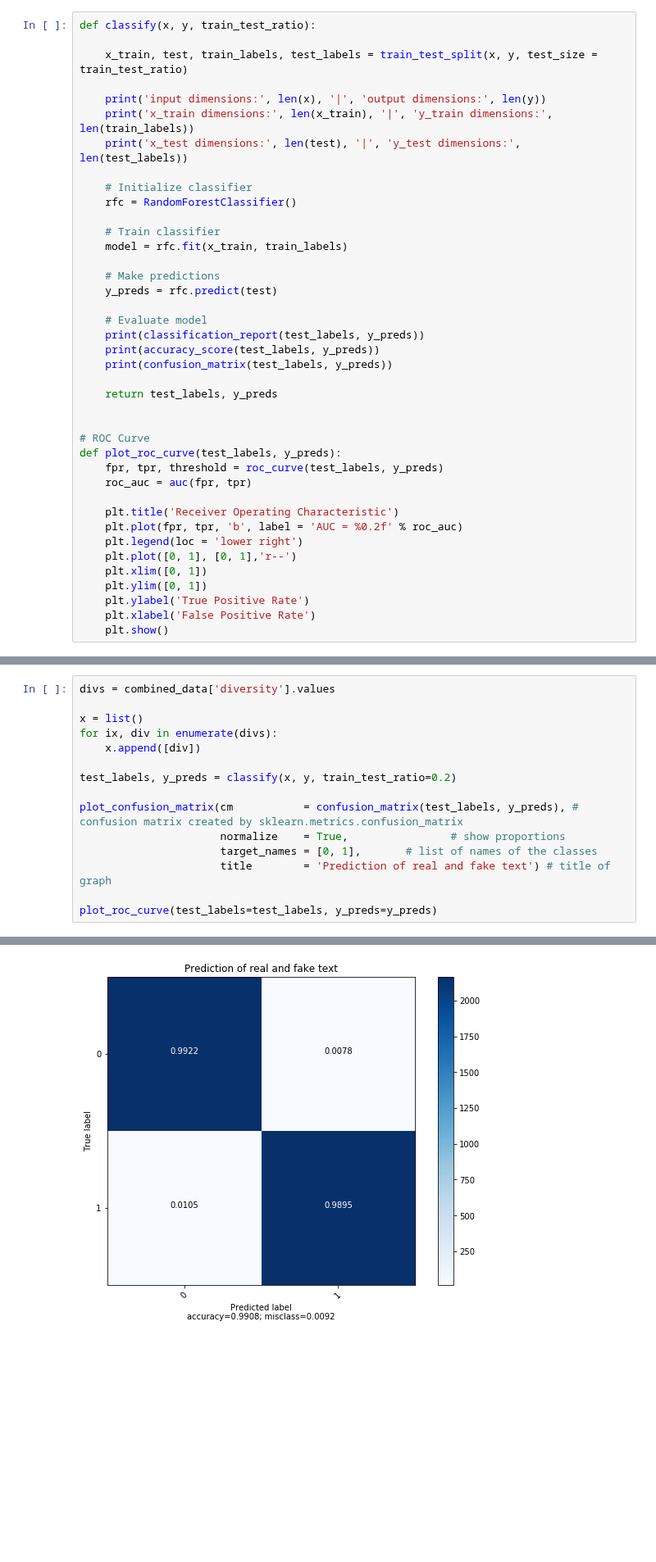
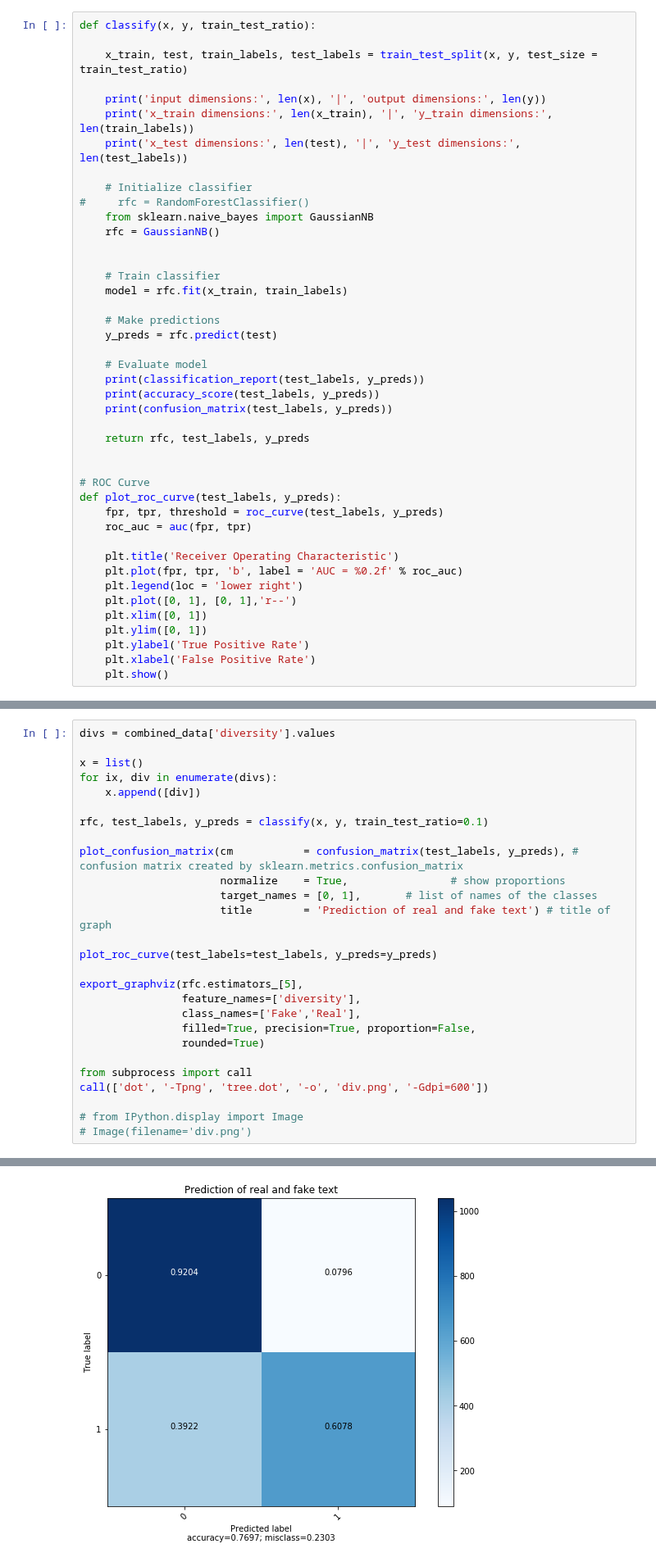
Before and after one commit to debashishc/classification-real-fake-text, a Jupyter notebook: analysis_levenshtein/Levenshtein_Classifier.ipynb, the cells around one changed output, grey strips where cells are left out. Shown at 82% size. Saved outputs shown, nothing was run; the diff lists cells and outputs as text; blank space fills up the shorter version.

```diff
--- a/analysis_levenshtein/Levenshtein_Classifier.ipynb
+++ b/analysis_levenshtein/Levenshtein_Classifier.ipynb
@@ -28,7 +29,10 @@ def classify(x, y, train_test_ratio):
     print('x_test dimensions:', len(test), '|', 'y_test dimensions:', len(test_labels))
 
     # Initialize classifier
-    rfc = RandomForestClassifier()
+#     rfc = RandomForestClassifier()
+    from sklearn.naive_bayes import GaussianNB
+    rfc = GaussianNB()
+
 
     # Train classifier
     model = rfc.fit(x_train, train_labels)
@@ -41,7 +45,7 @@ def classify(x, y, train_test_ratio):
     print(accuracy_score(test_labels, y_preds))
     print(confusion_matrix(test_labels, y_preds))
 
-    return test_labels, y_preds
+    return rfc, test_labels, y_preds
 
 
 # ROC Curve
@@ -146,7 +195,7 @@ x = list()
 for ix, div in enumerate(divs):
     x.append([div])
 
-test_labels, y_preds = classify(x, y, train_test_ratio=0.2)
+rfc, test_labels, y_preds = classify(x, y, train_test_ratio=0.1)
 
 plot_confusion_matrix(cm           = confusion_matrix(test_labels, y_preds), # confusion matrix created by sklearn.metrics.confusion_matrix
                       normalize    = True,                # show proportions
@@ -154,5 +203,17 @@ plot_confusion_matrix(cm           = confusion_matrix(test_labels, y_preds), # c
                       title        = 'Prediction of real and fake text') # title of graph
 
 plot_roc_curve(test_labels=test_labels, y_preds=y_preds)
+
+export_graphviz(rfc.estimators_[5],
+                feature_names=['diversity'],
+                class_names=['Fake','Real'],
+                filled=True, precision=True, proportion=False,
+                rounded=True)
+
+from subprocess import call
+call(['dot', '-Tpng', 'tree.dot', '-o', 'div.png', '-Gdpi=600'])
+
+# from IPython.display import Image
+# Image(filename='div.png')
 # %% [output]
 input dimensions: 21840 | output dimensions: 21840
@@ -171 +232 @@ avg / total       0.99      0.99      0.99      4368
-[figure, old version]
+[figure, new version]
```
Also changed, not shown: parts of 5 cells of this notebook, 22 other files.
